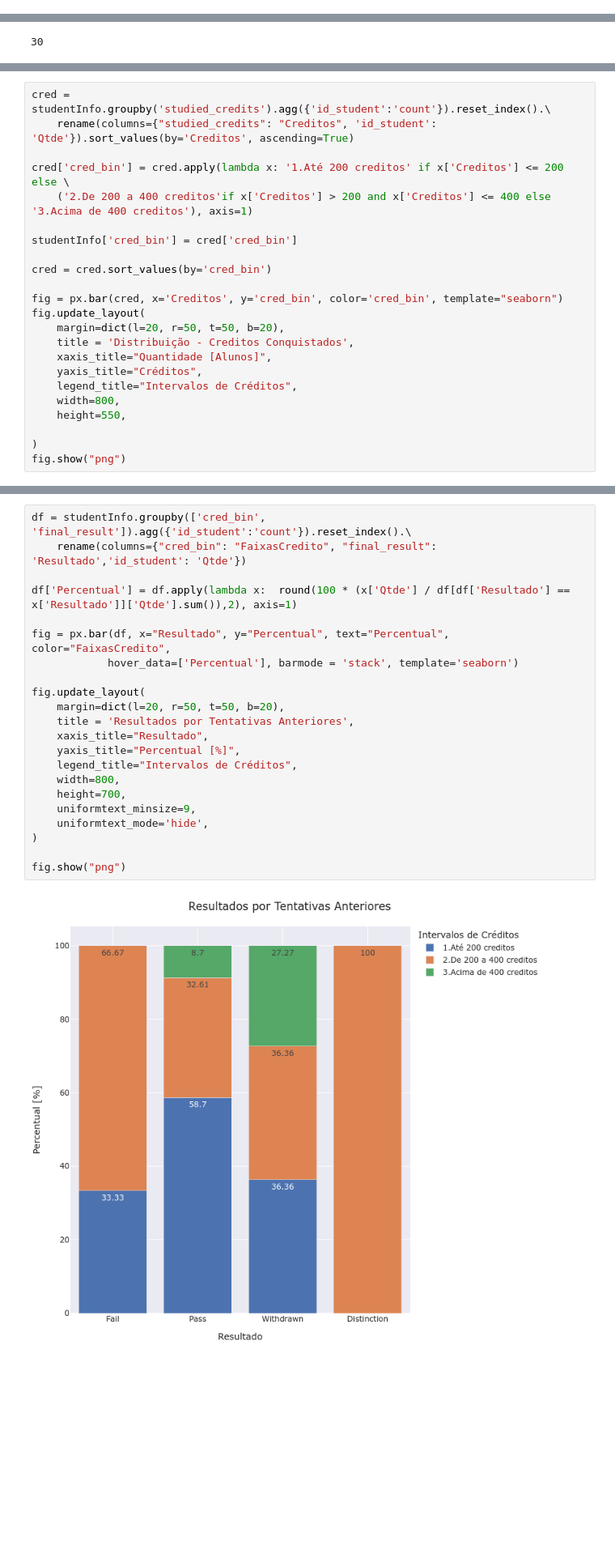
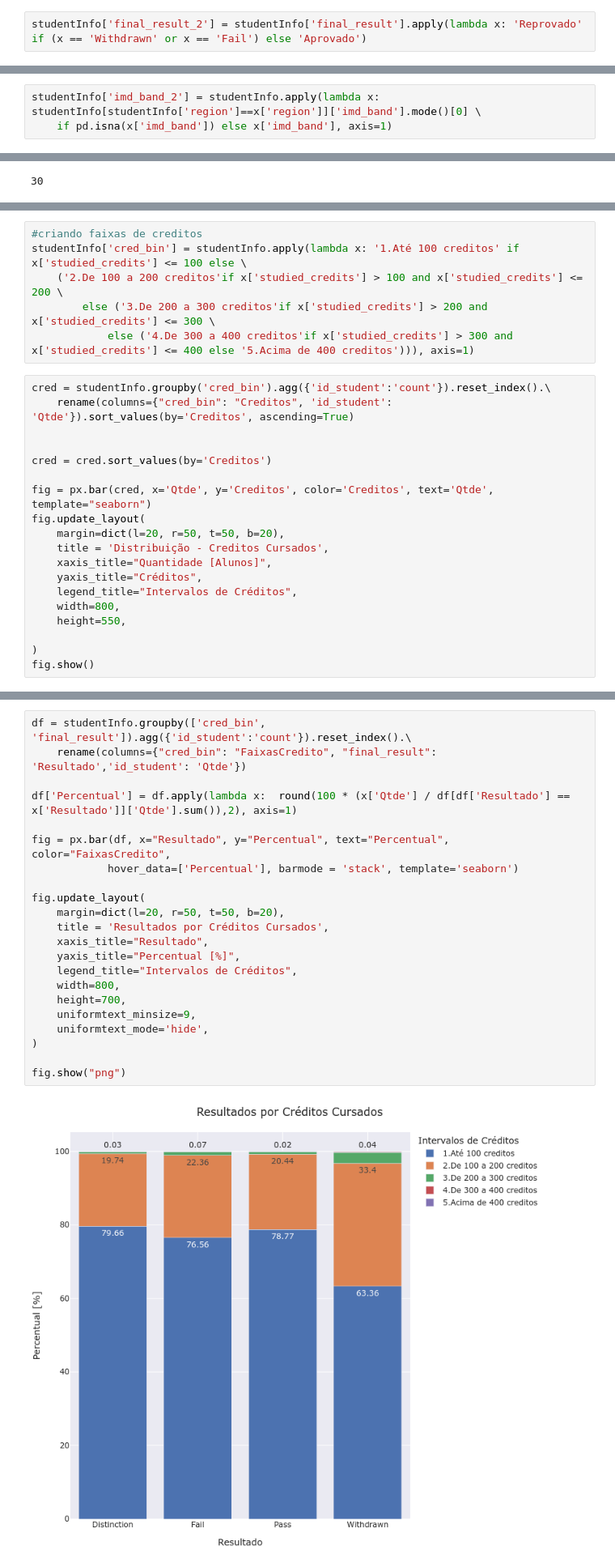
Before and after one commit to WanderScheidegger/OULAD_trybe, a Jupyter notebook: case_eda.ipynb, the cells around one changed output, grey strips where cells are left out. Shown at 81% size. Drawn from its saved outputs; the diff is of its cells as text; blank space fills up the shorter version.

```diff
--- a/case_eda.ipynb
+++ b/case_eda.ipynb
@@ -29,0 +32,2 @@ studentInfo.sample(20).head()
+# %%
+studentInfo['final_result_2'] = studentInfo['final_result'].apply(lambda x: 'Reprovado' if (x == 'Withdrawn' or x == 'Fail') else 'Aprovado')
@@ -219,3 +466,6 @@ array(['90-100%', '20-30%', '30-40%', '50-60%', '80-90%', '70-80%', nan,
+# %%
+studentInfo['imd_band_2'] = studentInfo.apply(lambda x: studentInfo[studentInfo['region']==x['region']]['imd_band'].mode()[0] \
+    if pd.isna(x['imd_band']) else x['imd_band'], axis=1)
 # %%
 indice = studentInfo.groupby('imd_band').agg({'id_student':'count'}).reset_index().\
     rename(columns={"imd_band": "Indice", 'id_student': 'Qtde'}).sort_values(by='Indice', ascending=True)
@@ -401,18 +808,20 @@ studentInfo['studied_credits'].unique().min()
+# %%
+#criando faixas de creditos
+studentInfo['cred_bin'] = studentInfo.apply(lambda x: '1.Até 100 creditos' if x['studied_credits'] <= 100 else \
+    ('2.De 100 a 200 creditos'if x['studied_credits'] > 100 and x['studied_credits'] <= 200 \
+        else ('3.De 200 a 300 creditos'if x['studied_credits'] > 200 and x['studied_credits'] <= 300 \
+            else ('4.De 300 a 400 creditos'if x['studied_credits'] > 300 and x['studied_credits'] <= 400 else '5.Acima de 400 creditos'))), axis=1)
 # %%
-cred = studentInfo.groupby('studied_credits').agg({'id_student':'count'}).reset_index().\
-    rename(columns={"studied_credits": "Creditos", 'id_student': 'Qtde'}).sort_values(by='Creditos', ascending=True)
+cred = studentInfo.groupby('cred_bin').agg({'id_student':'count'}).reset_index().\
+    rename(columns={"cred_bin": "Creditos", 'id_student': 'Qtde'}).sort_values(by='Creditos', ascending=True)
 
-cred['cred_bin'] = cred.apply(lambda x: '1.Até 200 creditos' if x['Creditos'] <= 200 else \
-    ('2.De 200 a 400 creditos'if x['Creditos'] > 200 and x['Creditos'] <= 400 else '3.Acima de 400 creditos'), axis=1)
 
-studentInfo['cred_bin'] = cred['cred_bin']
+cred = cred.sort_values(by='Creditos')
 
-cred = cred.sort_values(by='cred_bin')
-
-fig = px.bar(cred, x='Creditos', y='cred_bin', color='cred_bin', template="seaborn")
+fig = px.bar(cred, x='Qtde', y='Creditos', color='Creditos', text='Qtde', template="seaborn")
 fig.update_layout(
     margin=dict(l=20, r=50, t=50, b=20),
-    title = 'Distribuição - Creditos Conquistados',
+    title = 'Distribuição - Creditos Cursados',
     xaxis_title="Quantidade [Alunos]",
     yaxis_title="Créditos",
     legend_title="Intervalos de Créditos",
@@ -420,4 +829,4 @@ fig.update_layout(
     height=550,
 
 )
-fig.show("png")
+fig.show()
@@ -426,24 +833,24 @@ fig.show("png")
 # %%
 df = studentInfo.groupby(['cred_bin', 'final_result']).agg({'id_student':'count'}).reset_index().\
     rename(columns={"cred_bin": "FaixasCredito", "final_result": 'Resultado','id_student': 'Qtde'})
 
 df['Percentual'] = df.apply(lambda x:  round(100 * (x['Qtde'] / df[df['Resultado'] == x['Resultado']]['Qtde'].sum()),2), axis=1)
 
 fig = px.bar(df, x="Resultado", y="Percentual", text="Percentual", color="FaixasCredito",
             hover_data=['Percentual'], barmode = 'stack', template='seaborn')
 
 fig.update_layout(
     margin=dict(l=20, r=50, t=50, b=20),
-    title = 'Resultados por Tentativas Anteriores',
+    title = 'Resultados por Créditos Cursados',
     xaxis_title="Resultado",
     yaxis_title="Percentual [%]",
     legend_title="Intervalos de Créditos",
     width=800,
     height=700,
     uniformtext_minsize=9,
     uniformtext_mode='hide',
 )
 
 fig.show("png")
 # %% [output]
-[figure, old version]
+[figure, new version]
```
Also changed, not shown: parts of 78 cells of this notebook.
